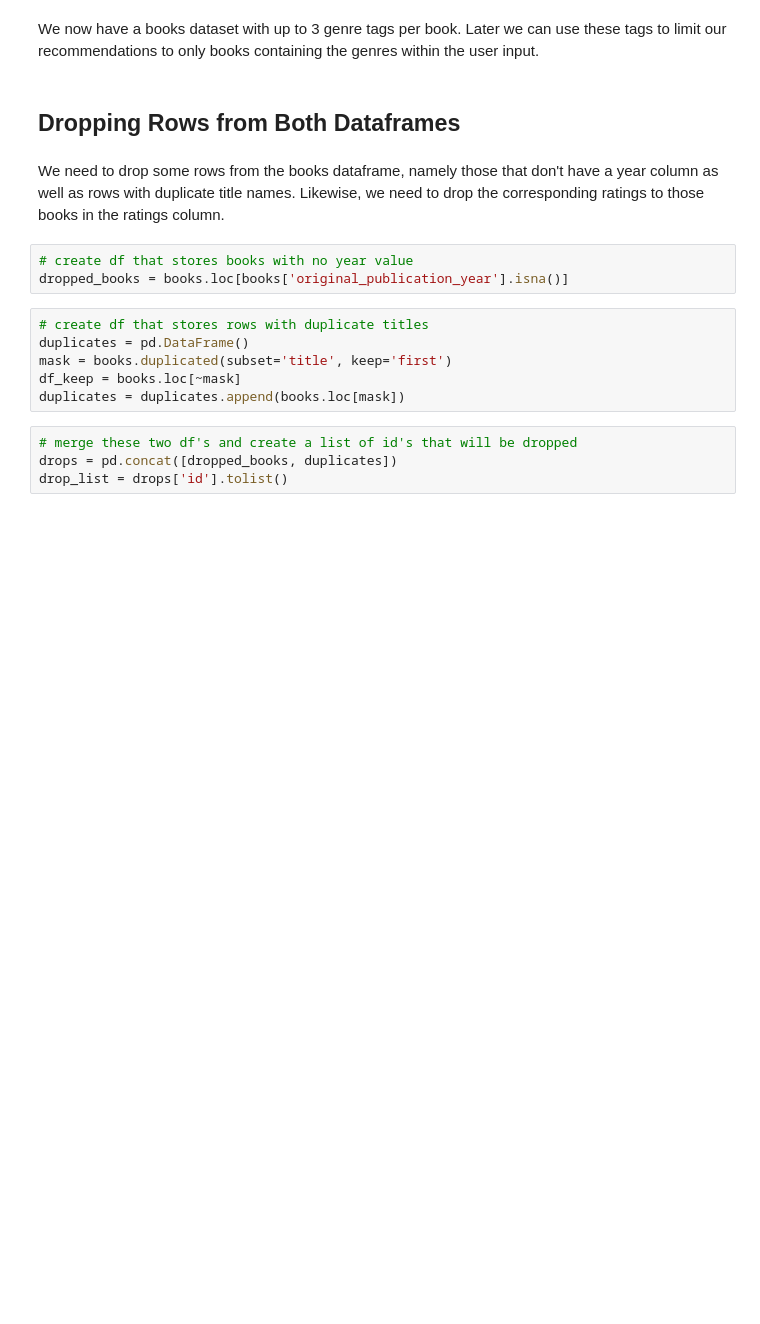
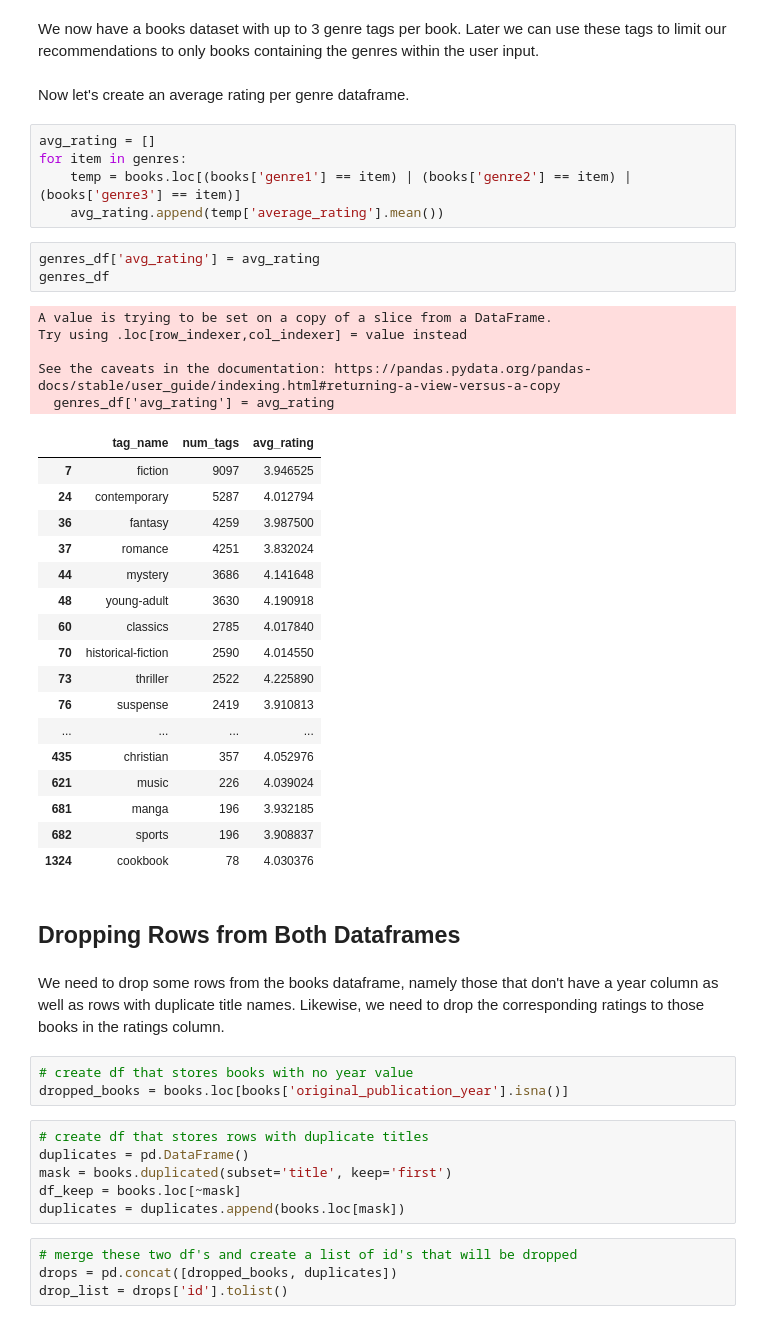
Before and after one commit to gcolson11/Capstone_Books, a Jupyter notebook: Data_Wrangling_and_EDA.ipynb, the cells around one changed output. Drawn from its saved outputs; the diff is of its cells as text; blank space fills up the shorter version.

```diff
--- a/Data_Wrangling_and_EDA.ipynb
+++ b/Data_Wrangling_and_EDA.ipynb
@@ -405,6 +405,39 @@ books.head()
 | 4 | 5 | 4671 | 4671 | 245494 | 1356 | 743273567 | 9.780743e+12 | F. Scott Fitzgerald | 1925.0 | ... |
 # %% [markdown]
 We now have a books dataset with up to 3 genre tags per book. Later we can use these tags to limit our recommendations to only books containing the genres within the user input.
+# %% [markdown]
+Now let's create an average rating per genre dataframe.
+# %%
+avg_rating = []
+for item in genres:
+    temp = books.loc[(books['genre1'] == item) | (books['genre2'] == item) | (books['genre3'] == item)]
+    avg_rating.append(temp['average_rating'].mean())
+# %%
+genres_df['avg_rating'] = avg_rating
+genres_df
+# %% [output]
+A value is trying to be set on a copy of a slice from a DataFrame.
+Try using .loc[row_indexer,col_indexer] = value instead
+
+See the caveats in the documentation: https://pandas.pydata.org/pandas-docs/stable/user_guide/indexing.html#returning-a-view-versus-a-copy
+  genres_df['avg_rating'] = avg_rating
+|  | tag_name | num_tags | avg_rating |
+| 7 | fiction | 9097 | 3.946525 |
+| 24 | contemporary | 5287 | 4.012794 |
+| 36 | fantasy | 4259 | 3.987500 |
+| 37 | romance | 4251 | 3.832024 |
+| 44 | mystery | 3686 | 4.141648 |
+| 48 | young-adult | 3630 | 4.190918 |
+| 60 | classics | 2785 | 4.017840 |
+| 70 | historical-fiction | 2590 | 4.014550 |
+| 73 | thriller | 2522 | 4.225890 |
+| 76 | suspense | 2419 | 3.910813 |
+| ... | ... | ... | ... |
+| 435 | christian | 357 | 4.052976 |
+| 621 | music | 226 | 4.039024 |
+| 681 | manga | 196 | 3.932185 |
+| 682 | sports | 196 | 3.908837 |
+| 1324 | cookbook | 78 | 4.030376 |
 # %% [markdown]
 ## Dropping Rows from Both Dataframes
 # %% [markdown]
```
Also changed, not shown: parts of 4 cells of this notebook.
